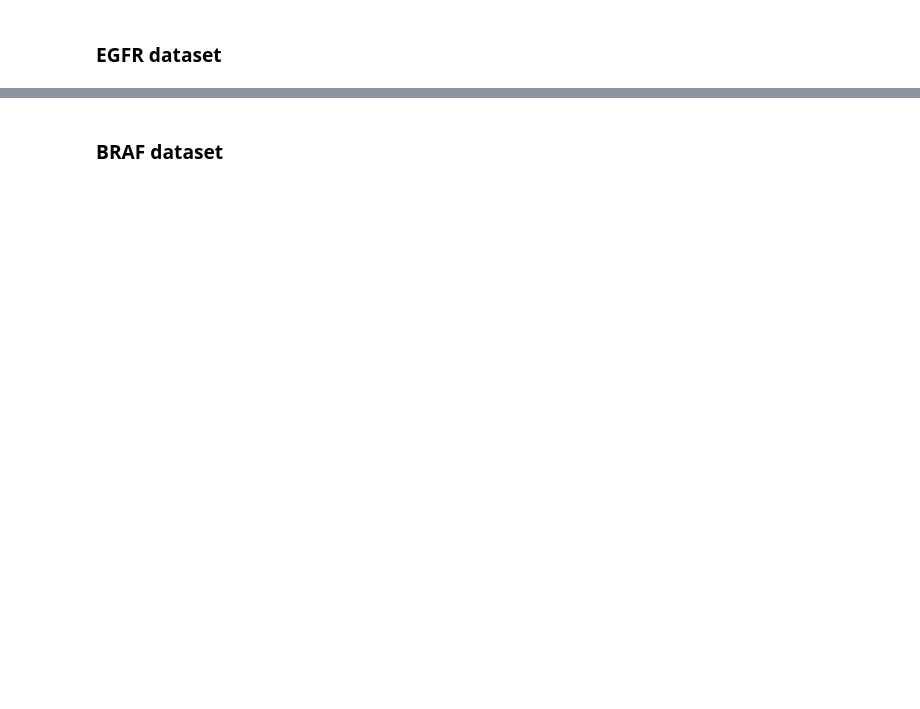
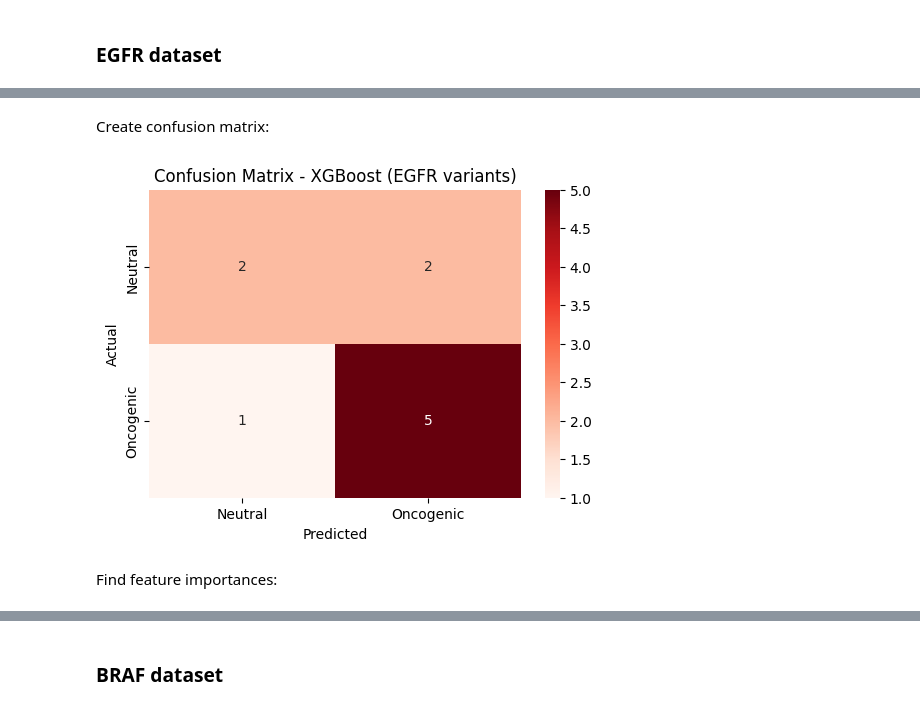
Before and after one commit to anekleiven/machine_learning_pipeline, a Jupyter notebook: 04_Model_Training.ipynb, the cells around one changed output, grey strips where cells are left out. Cells and saved outputs as stored; diff of their text form; code cells hidden in the pictures; blank space fills up the shorter version.

```diff
--- a/04_Model_Training.ipynb
+++ b/04_Model_Training.ipynb
@@ -884,5 +982,5 @@ X_train_EGFR = X_train_EGFR.drop(columns="Hugo_Symbol")
 X_test_EGFR = X_test_EGFR.drop(columns="Hugo_Symbol")
 
 # Filter y to match EGFR indices
-y_train_EGFR = y_train[X_train_EGFR.index]
-y_test_EGFR = y_test[X_test_EGFR.index]
+y_train_EGFR = y_train.loc[X_train_EGFR.index]
+y_test_EGFR = y_test.loc[X_test_EGFR.index]
@@ -888,0 +989,8 @@ y_test_EGFR = y_test[X_test_EGFR.index]
+# %%
+xgb5_EGFR = xgb5.fit(X_train_EGFR, y_train_EGFR.values.ravel())
+
+print(xgb5_EGFR.best_score_)
+print(xgb5_EGFR.best_params_)
+
+print(f"The best F1-score (Macro) for the EGFR dataset: {xgb5_EGFR.best_score_}")
+print(f"The best hyperparameters: {xgb5_EGFR.best_params_}")
@@ -888,0 +1004,14 @@ y_test_EGFR = y_test[X_test_EGFR.index]
+# %%
+# Predict classes for the EGFR dataset
+y_pred_EGFR = xgb5_EGFR.predict(X_test_EGFR)
+
+# Predict probabilities
+y_probs_EGFR = xgb5_EGFR.predict_proba(X_test_EGFR)[:, 1]
+
+# F1-score
+test_f1 = f1_score(y_test_EGFR, y_pred_EGFR, average='macro')
+print(f"Test F1-score (Macro): {test_f1:.4f}")
+
+# Classification report
+print("\nClassification Report:")
+print(classification_report(y_test_EGFR, y_pred_EGFR))
@@ -888,0 +1030,16 @@ y_test_EGFR = y_test[X_test_EGFR.index]
+# %% [markdown]
+Create confusion matrix:
+# %%
+cm = confusion_matrix(y_test_EGFR, y_pred_EGFR)
+plt.figure(figsize=(6,4))
+sns.heatmap(cm, annot=True, fmt='d', cmap='Reds',
+            xticklabels=['Neutral', 'Oncogenic'],
+            yticklabels=['Neutral', 'Oncogenic'])
+plt.xlabel('Predicted')
+plt.ylabel('Actual')
+plt.title('Confusion Matrix - XGBoost (EGFR variants)')
+plt.show()
+# %% [output]
+[figure, added]
+# %% [markdown]
+Find feature importances:
```
Also changed, not shown: parts of 39 cells of this notebook.
